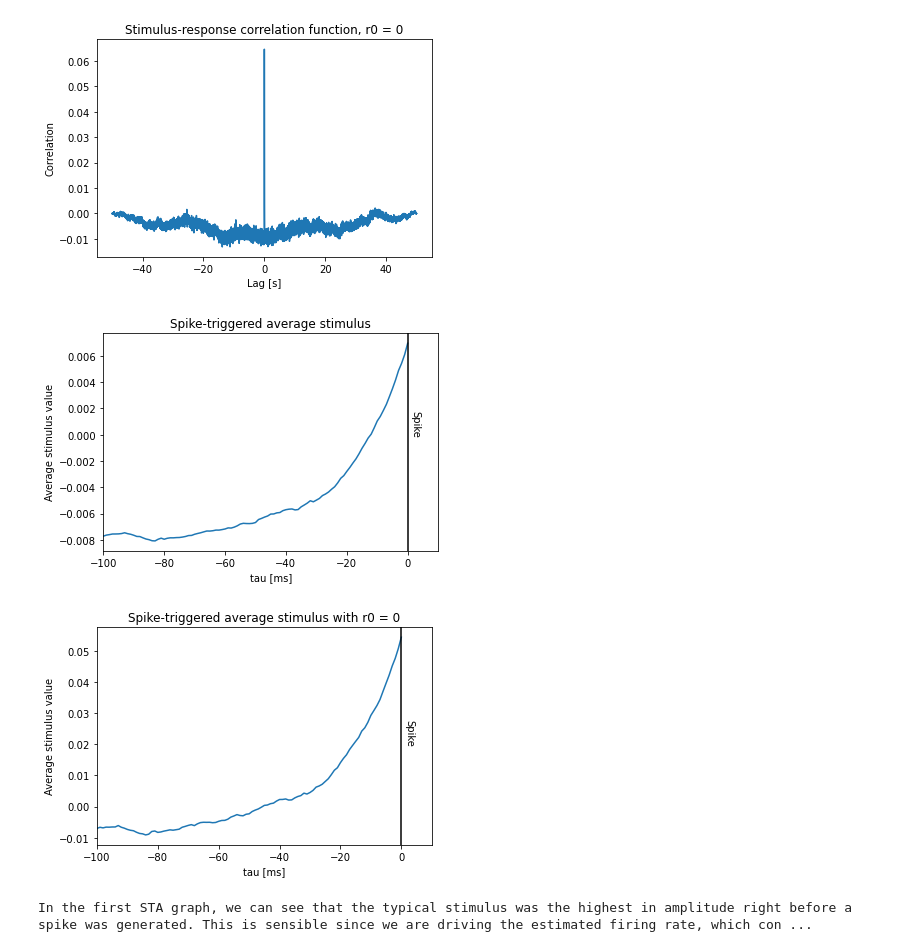
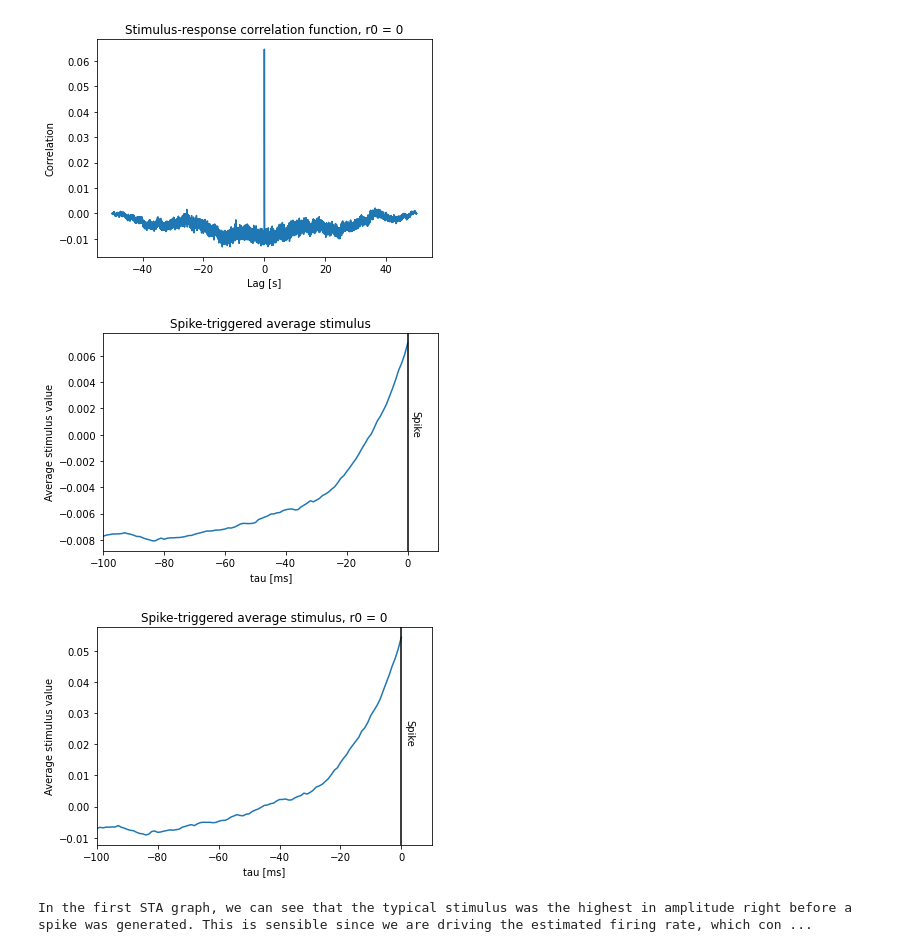
Before and after one commit to Revanchist317/DA_exercises, a Jupyter notebook: Chapter 1.ipynb, the cells around one changed output. Saved outputs shown, nothing was run; the diff lists cells and outputs as text; code cells hidden in the pictures.

```diff
--- a/Chapter 1.ipynb
+++ b/Chapter 1.ipynb
@@ -635,36 +634,36 @@ plt.show()
 # %% [output]
 [figure]
 [figure]
-# %%
-# Compute the spike-triggered average stimulus (STA) from the spike trains produced by the white-noise stimulus
-STA = np.flip(Q_RS)*(1/np.mean(r_est))
-STA_alt = np.flip(Q_RS_alt)*(1/np.mean(r_est_alt))
-
-# Plot the STA
-plt.figure()
-plt.plot(1000*lags_RS[round(len(lags_RS)/2)-101:round(len(lags_RS)/2)], STA[round(len(lags_RS)/2)-101:round(len(lags_RS)/2)])
-plt.axvline(color='k')
-plt.text(1,0,'Spike',rotation=270)
-plt.xlabel('tau [ms]')
-plt.xlim(-100, 10)
-plt.ylabel('Average stimulus value')
-plt.title('Spike-triggered average stimulus')
-plt.show()
-
-# Plot the alternative STA
-plt.figure()
-plt.plot(1000*lags_RS[round(len(lags_RS)/2)-101:round(len(lags_RS)/2)], STA_alt[round(len(lags_RS)/2)-101:round(len(lags_RS)/2)])
-plt.axvline(color='k')
-plt.text(1,0.02,'Spike',rotation=270)
-plt.xlabel('tau [ms]')
-plt.xlim(-100, 10)
-plt.ylabel('Average stimulus value')
-plt.title('Spike-triggered average stimulus with r0 = 0')
-plt.show()
-# %% [output]
-[figure, removed]
-[figure, removed]
-# %%
-print(f"In the first STA graph, we can see that the typical stimulus was the highest in amplitude right before a spike was generated. This is sensible since we are driving the estimated firing rate, which consequently drives the Poisson spike generator, with the white noise stimulus. On the other hand, if we turn the background firing rate to 0, then the stimulus must be far larger (an order of magnitude in this case) to trigger a spike, on average.")
-# %% [output]
-In the first STA graph, we can see that the typical stimulus was the highest in amplitude right before a spike was generated. This is sensible since we are driving the estimated firing rate, which con ...
+# %%
+# Compute the spike-triggered average stimulus (STA) from the spike trains produced by the white-noise stimulus
+STA = np.flip(Q_RS)*(1/np.mean(r_est))
+STA_alt = np.flip(Q_RS_alt)*(1/np.mean(r_est_alt))
+
+# Plot the STA
+plt.figure()
+plt.plot(1000*lags_RS[round(len(lags_RS)/2)-101:round(len(lags_RS)/2)], STA[round(len(lags_RS)/2)-101:round(len(lags_RS)/2)])
+plt.axvline(color='k')
+plt.text(1,0,'Spike',rotation=270)
+plt.xlabel('tau [ms]')
+plt.xlim(-100, 10)
+plt.ylabel('Average stimulus value')
+plt.title('Spike-triggered average stimulus')
+plt.show()
+
+# Plot the alternative STA
+plt.figure()
+plt.plot(1000*lags_RS[round(len(lags_RS)/2)-101:round(len(lags_RS)/2)], STA_alt[round(len(lags_RS)/2)-101:round(len(lags_RS)/2)])
+plt.axvline(color='k')
+plt.text(1,0.02,'Spike',rotation=270)
+plt.xlabel('tau [ms]')
+plt.xlim(-100, 10)
+plt.ylabel('Average stimulus value')
+plt.title('Spike-triggered average stimulus, r0 = 0')
+plt.show()
+# %% [output]
+[figure, added]
+[figure, added]
+# %%
+print(f"In the first STA graph, we can see that the typical stimulus was the highest in amplitude right before a spike was generated. This is sensible since we are driving the estimated firing rate, which consequently drives the Poisson spike generator, with the white noise stimulus. On the other hand, if we turn the background firing rate to 0, then the stimulus must be far larger (an order of magnitude in this case) to trigger a spike, on average.")
+# %% [output]
+In the first STA graph, we can see that the typical stimulus was the highest in amplitude right before a spike was generated. This is sensible since we are driving the estimated firing rate, which con ...
```
Also changed, not shown: parts of 8 cells of this notebook.
